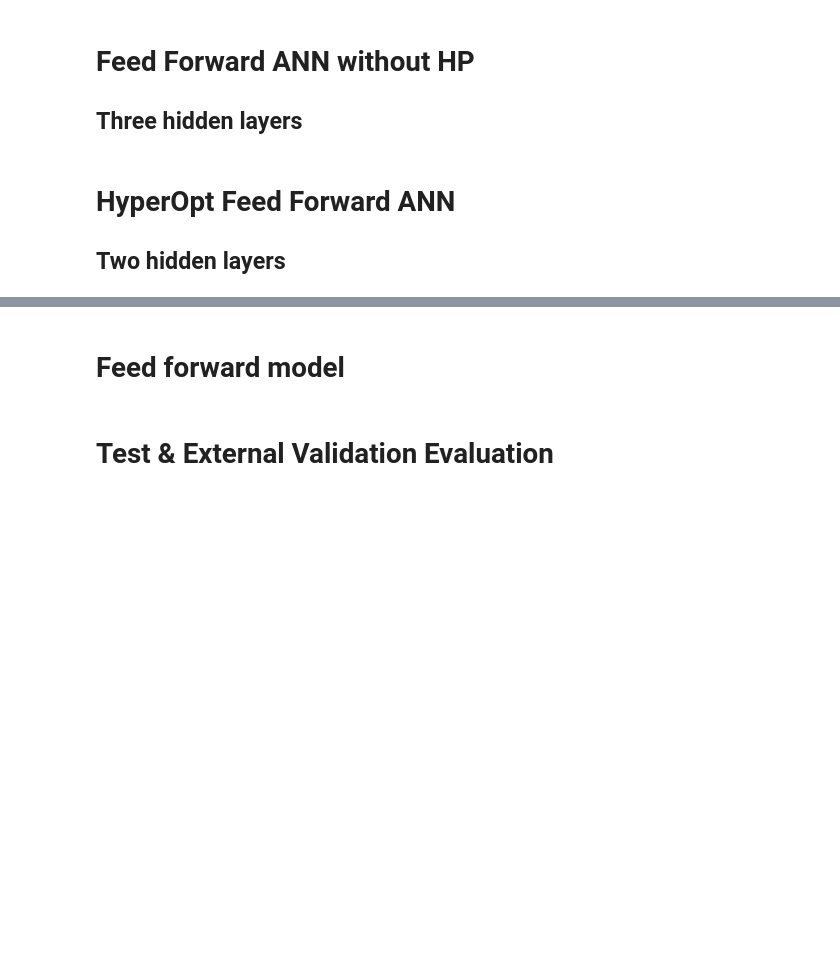
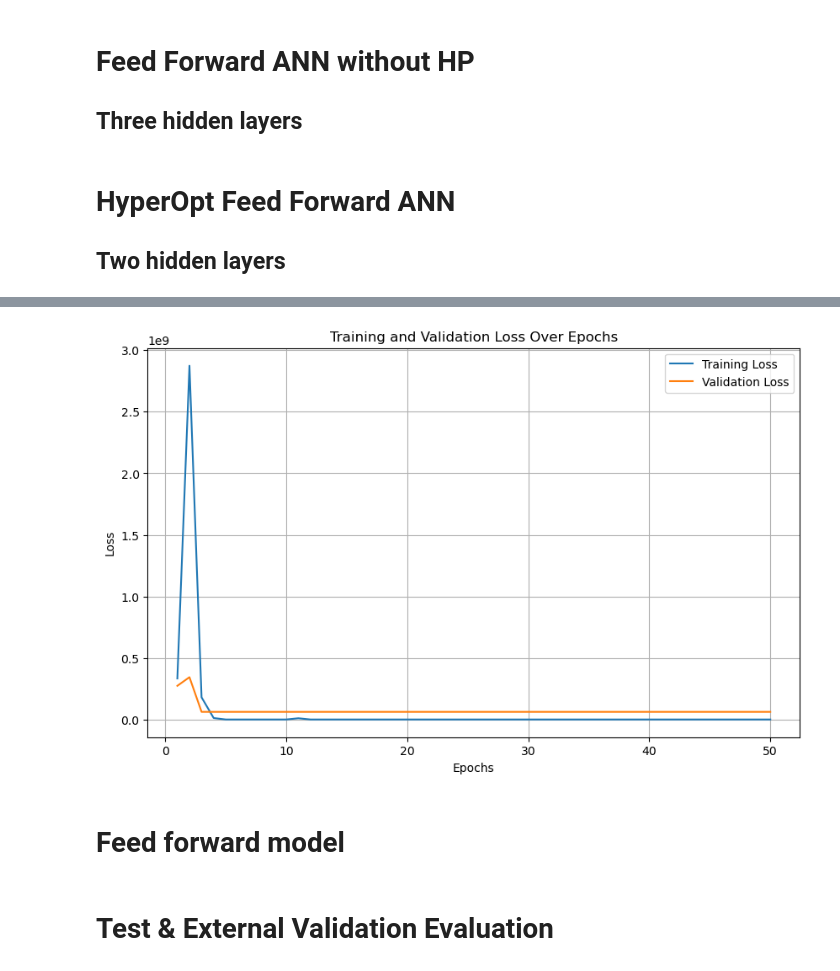
Before and after one commit to DimopDim/PhD, a Jupyter notebook: 04_ANN/01_feedforward.ipynb, the cells around one changed output, grey strips where cells are left out. Cells and saved outputs as stored; diff of their text form; code cells hidden in the pictures; blank space fills up the shorter version.

Commit message:
Adding and evaluating HyperParameters in ANN

```diff
--- a/04_ANN/01_feedforward.ipynb
+++ b/04_ANN/01_feedforward.ipynb
@@ -223,0 +226,73 @@ optimizer = optim.Adam(best_model.parameters(), lr=best['learning_rate'])
+# %%
+# Initialize the model with the best hyperparameters
+best_model = ANNModel(
+    input_dim=X_train.shape[1],
+    layer1=int(best['layer1']),
+    layer2=int(best['layer2']),
+    dropout_rate=best['dropout_rate']
+)
+best_model.to(device)
+
+# Define loss and optimizer
+criterion = nn.MSELoss()
+optimizer = optim.Adam(best_model.parameters(), lr=best['learning_rate'])
+
+# Train the final model
+epochs = 50
+batch_size = 32
+train_losses = []
+val_losses = []
+
+for epoch in range(epochs):
+    best_model.train()
+    epoch_loss = 0.0
+    for i in range(0, len(X_train), batch_size):
+        X_batch = X_train[i:i+batch_size].to(device)
+        y_batch = y_train[i:i+batch_size].unsqueeze(1).to(device)
+
+        optimizer.zero_grad()
+        predictions = best_model(X_batch)
+        loss = criterion(predictions, y_batch)
+        loss.backward()
+        optimizer.step()
+        epoch_loss += loss.item()
+
+    # Validation
+    best_model.eval()
+    with torch.no_grad():
+        val_predictions = best_model(X_validate.to(device))
+        val_loss = criterion(val_predictions, y_validate.unsqueeze(1).to(device)).item()
+
+    train_losses.append(epoch_loss)
+    val_losses.append(val_loss)
+    print(f"Epoch {epoch+1}/{epochs}, Training Loss: {epoch_loss:.4f}, Validation Loss: {val_loss:.4f}")
+
+# Evaluate on test and external validation sets
+best_model.eval()
+with torch.no_grad():
+    test_predictions = best_model(X_test.to(device))
+    external_predictions = best_model(X_external.to(device))
+
+    # Convert predictions back to CPU for evaluation
+    test_predictions = test_predictions.cpu().numpy()
+    external_predictions = external_predictions.cpu().numpy()
+
+    # Calculate evaluation metrics
+    mse_test = mean_squared_error(y_test.cpu(), test_predictions)
+    mae_test = mean_absolute_error(y_test.cpu(), test_predictions)
+    mse_external = mean_squared_error(y_external.cpu(), external_predictions)
+    mae_external = mean_absolute_error(y_external.cpu(), external_predictions)
+
+print(f"Test Set - MSE: {mse_test:.4f}, MAE: {mae_test:.4f}")
+print(f"External Validation Set - MSE: {mse_external:.4f}, MAE: {mae_external:.4f}")
+
+plt.figure(figsize=(10, 6))
+plt.plot(range(1, len(train_losses) + 1), train_losses, label='Training Loss')
+plt.plot(range(1, len(val_losses) + 1), val_losses, label='Validation Loss')
+plt.xlabel('Epochs')
+plt.ylabel('Loss')
+plt.title('Training and Validation Loss Over Epochs')
+plt.legend()
+plt.grid()
+plt.show()
+# %% [output]
@@ -224,3 +316,4 @@ optimizer = optim.Adam(best_model.parameters(), lr=best['learning_rate'])
+[figure, added]
 # %% [markdown]
 # Feed forward model
 # %%
```
Also changed, not shown: parts of 4 cells of this notebook.
